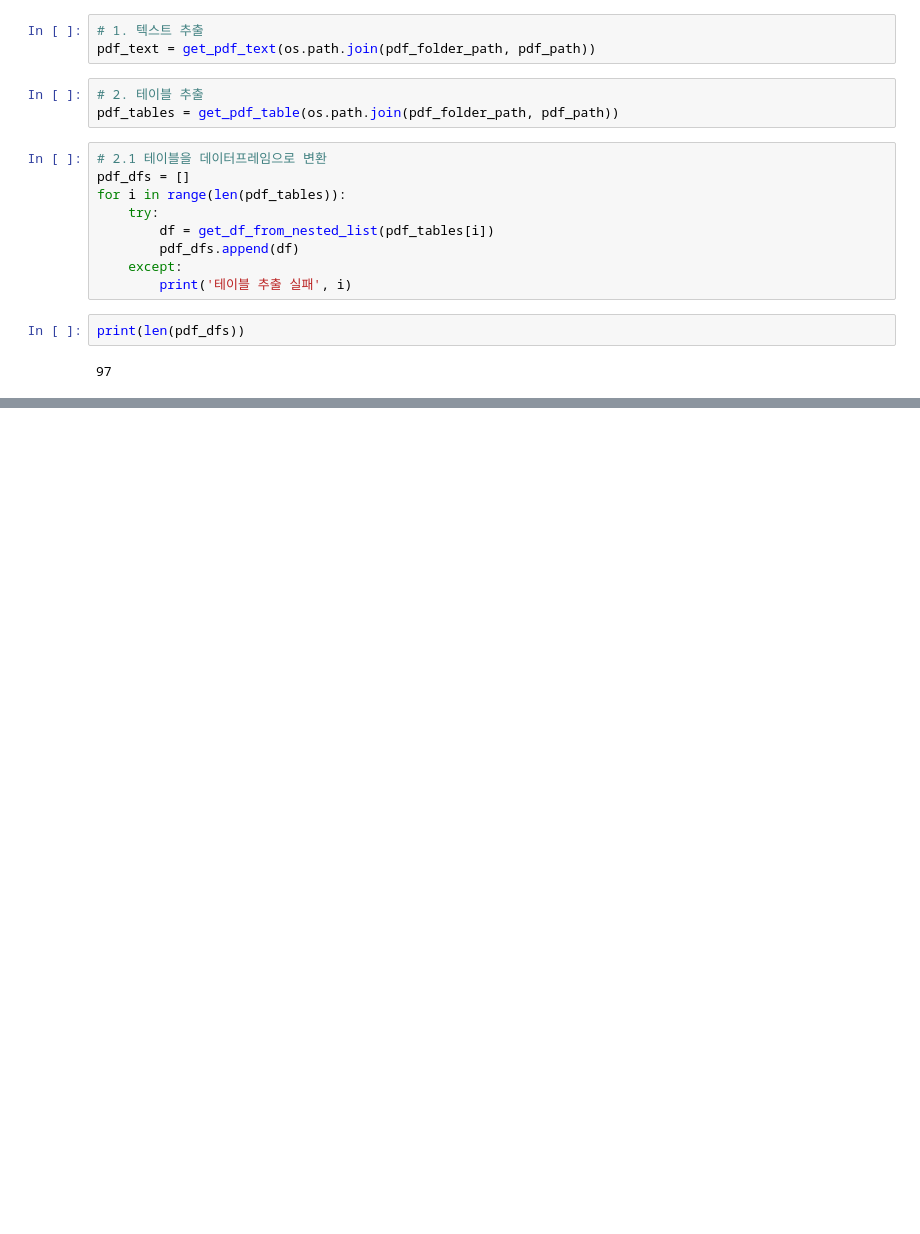
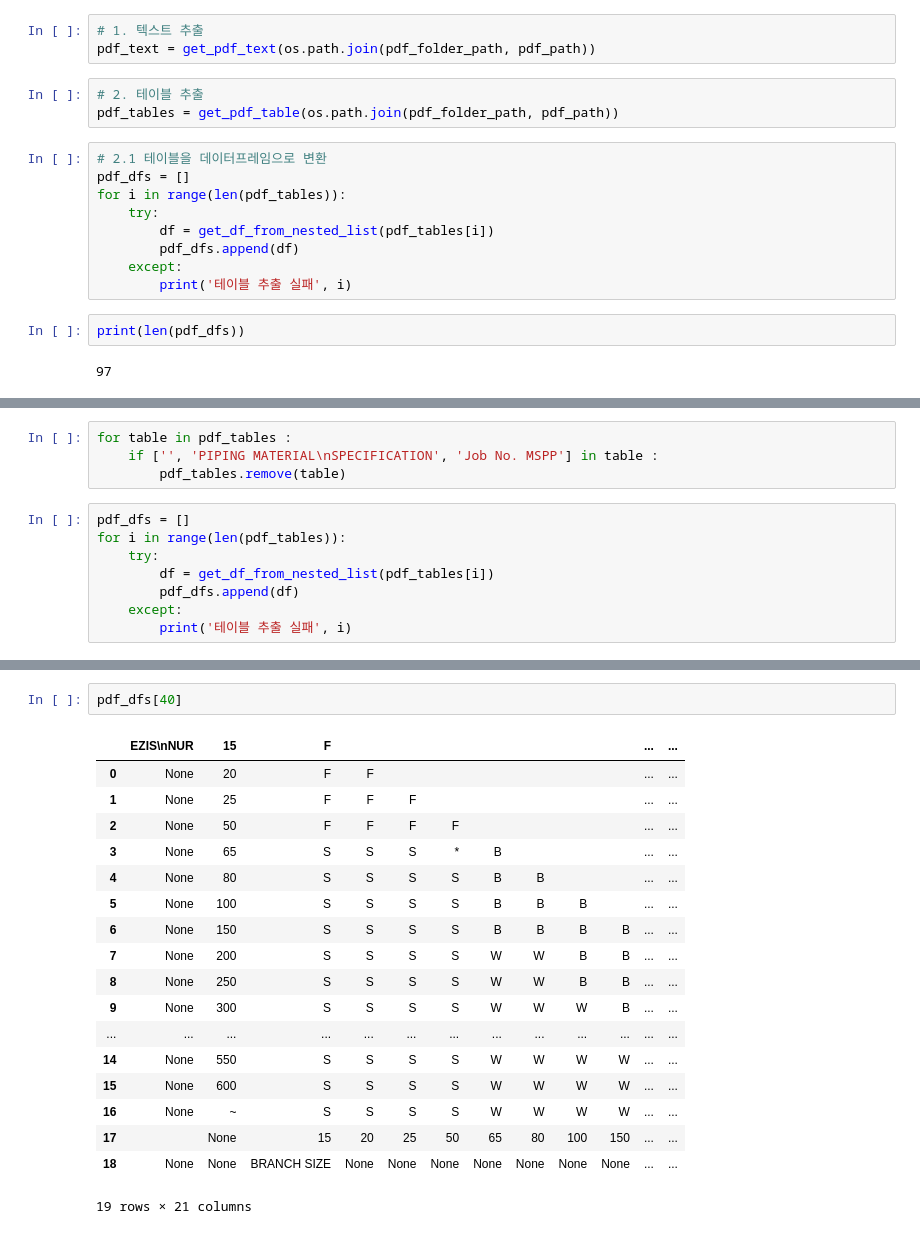
Before and after one commit to ggapsang/hello-pms, a Jupyter notebook: 01_extract_text_from_pdf.ipynb, the cells around one changed output, grey strips where cells are left out. Saved outputs shown, nothing was run; the diff lists cells and outputs as text; blank space fills up the shorter version.

```diff
--- a/01_extract_text_from_pdf.ipynb
+++ b/01_extract_text_from_pdf.ipynb
@@ -72,0 +158,12 @@ print(len(pdf_dfs))
+# %%
+for table in pdf_tables :
+    if ['', 'PIPING MATERIAL\nSPECIFICATION', 'Job No. MSPP'] in table :
+        pdf_tables.remove(table)
+# %%
+pdf_dfs = []
+for i in range(len(pdf_tables)):
+    try:
+        df = get_df_from_nested_list(pdf_tables[i])
+        pdf_dfs.append(df)
+    except:
+        print('테이블 추출 실패', i)
@@ -72,0 +692,21 @@ print(len(pdf_dfs))
+# %%
+pdf_dfs[40]
+# %% [output]
+|  | EZIS\nNUR | 15 | F |  |  |  |  |  |  |  | ... | ... |
+| 0 | None | 20 | F | F |  |  |  |  |  |  | ... | ... |
+| 1 | None | 25 | F | F | F |  |  |  |  |  | ... | ... |
+| 2 | None | 50 | F | F | F | F |  |  |  |  | ... | ... |
+| 3 | None | 65 | S | S | S | * | B |  |  |  | ... | ... |
+| 4 | None | 80 | S | S | S | S | B | B |  |  | ... | ... |
+| 5 | None | 100 | S | S | S | S | B | B | B |  | ... | ... |
+| 6 | None | 150 | S | S | S | S | B | B | B | B | ... | ... |
+| 7 | None | 200 | S | S | S | S | W | W | B | B | ... | ... |
+| 8 | None | 250 | S | S | S | S | W | W | B | B | ... | ... |
+| 9 | None | 300 | S | S | S | S | W | W | W | B | ... | ... |
+| ... | ... | ... | ... | ... | ... | ... | ... | ... | ... | ... | ... | ... |
+| 14 | None | 550 | S | S | S | S | W | W | W | W | ... | ... |
+| 15 | None | 600 | S | S | S | S | W | W | W | W | ... | ... |
+| 16 | None | ~ | S | S | S | S | W | W | W | W | ... | ... |
+| 17 |  | None | 15 | 20 | 25 | 50 | 65 | 80 | 100 | 150 | ... | ... |
+| 18 | None | None | BRANCH SIZE | None | None | None | None | None | None | None | ... | ... |
+19 rows × 21 columns
```
Also changed, not shown: parts of 57 cells of this notebook.
